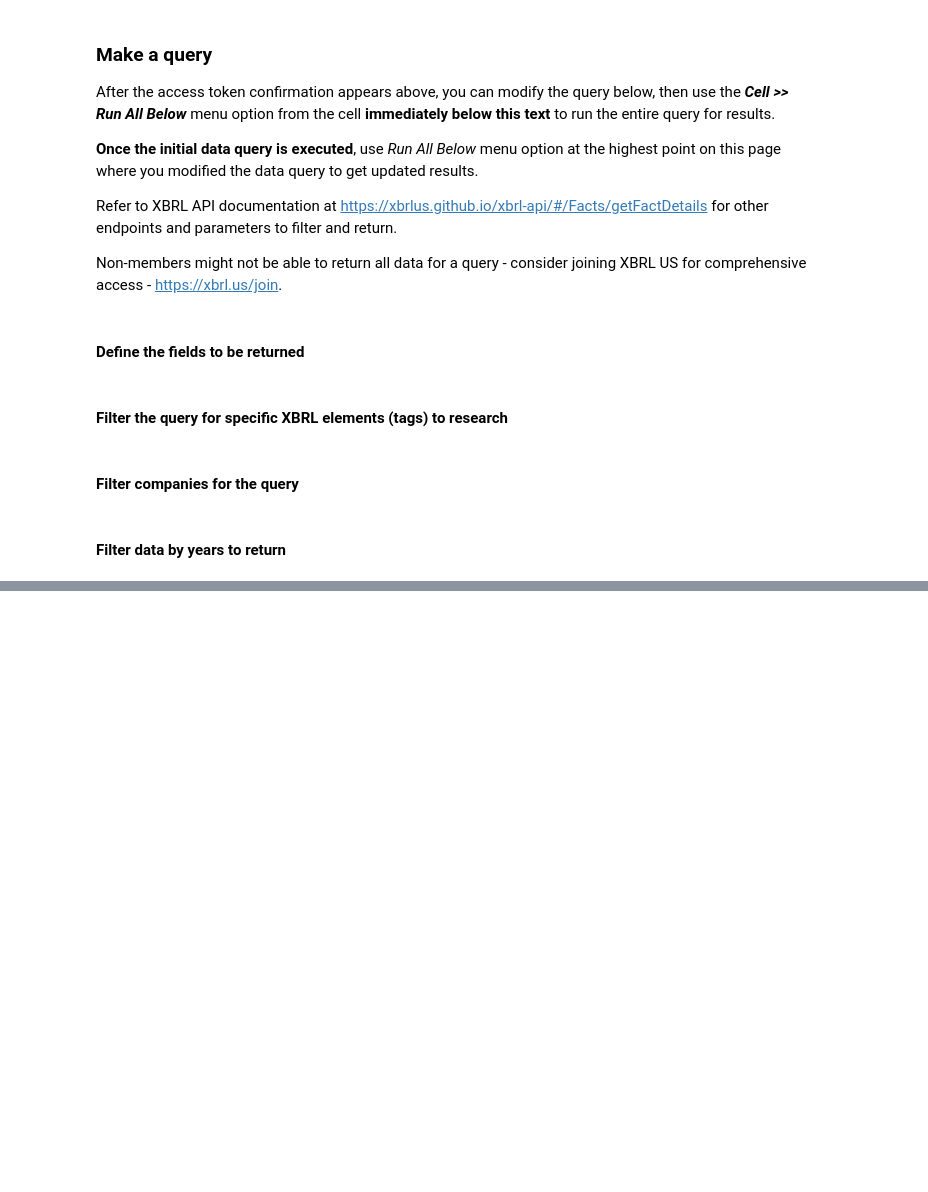
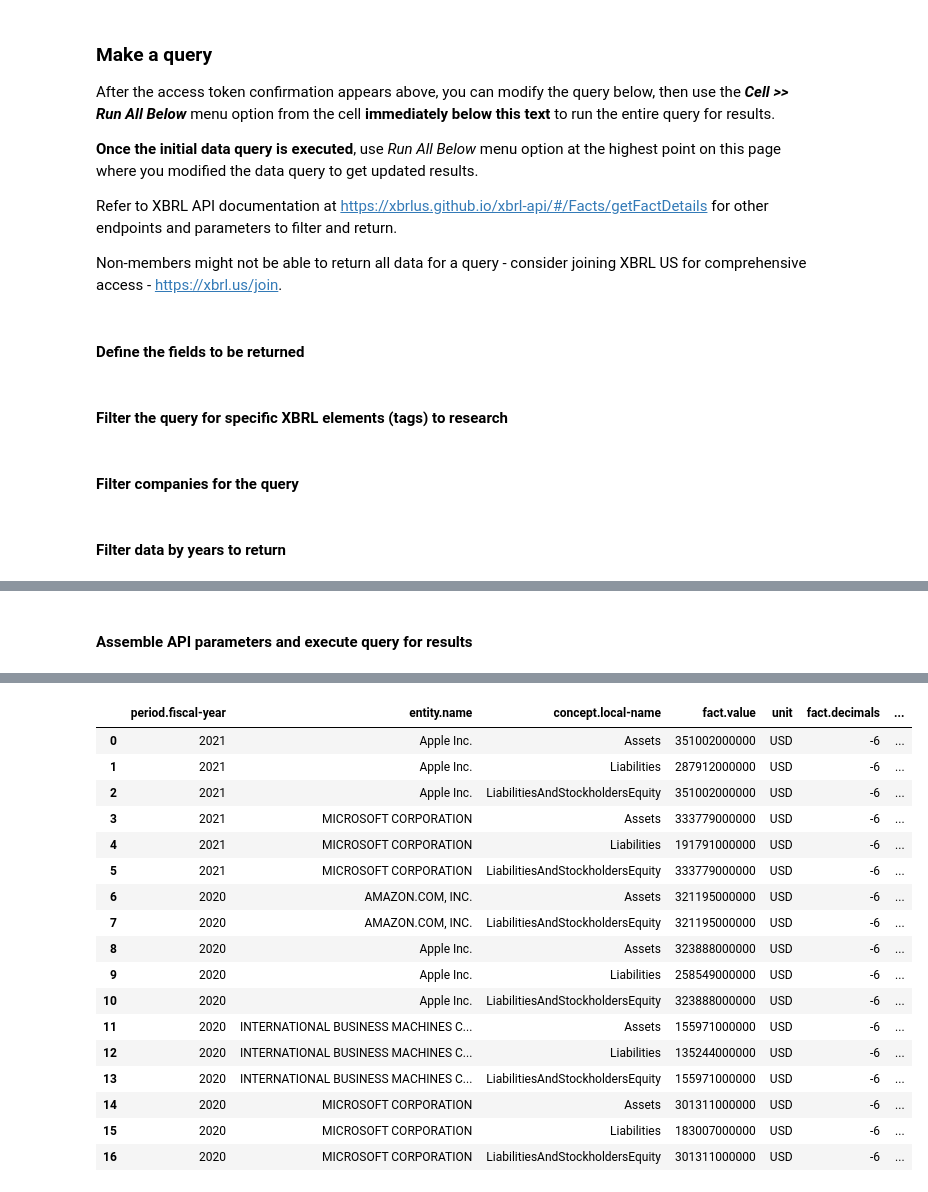
Before and after one commit to xbrlus/xbrl-api-ipynb, a Jupyter notebook: xbrl_us_api.ipynb, the cells around one changed output, grey strips where cells are left out. Saved outputs shown, nothing was run; the diff lists cells and outputs as text; code cells hidden in the pictures; blank space fills up the shorter version.

Commit message:
Update iPython examples
- add loop for max results
- update HTML display and export option

```diff
--- a/xbrl_us_api.ipynb
+++ b/xbrl_us_api.ipynb
@@ -87,7 +90,7 @@ XBRL_Elements = ['Assets',
 companies_cik = ['0000789019', ## Microsoft (MSFT)
                  '0001018724', ## Amazon (AMZN)
                  '0000320193', ## Apple (AAPL)
-                 '0000051143', ## IBM (IBM)
+                 '0000051143' ## IBM (IBM)
                 ]
 # %% [markdown]
 #### Filter data by years to return
@@ -132,0 +97,53 @@ res_df
+# %%
+years = [2021,
+         2020
+        ] # comment out period.fiscal-year in the params line below to return all years
+string_years = [str(int) for int in years]
+# %% [markdown]
+#### Assemble API parameters and execute query for results
+# %%
+# set counts
+
+queried_count = 0
+offset_value = 0
+res_df = []
+
+params = {'fields': ','.join(fields),
+         'concept.local-name': ','.join(XBRL_Elements),
+         'entity.cik': ','.join(companies_cik),
+         'period.fiscal-year': ','.join(string_years), #comment this line out to return all years
+         'period.fiscal-period': 'Y',
+         'fact.has-dimensions': 'FALSE',
+         'fact.ultimus': 'TRUE'
+         }
+
+# Execute the query with loop for all results
+
+search_endpoint = 'https://api.xbrl.us/api/v1/fact/search'
+orig_fields = params['fields']
+
+count = 0
+while True:
+    res = requests.get(search_endpoint, params=params, headers={'Authorization' : 'Bearer {}'.format(access_token)})
+    res_json = res.json()
+    if 'error' in res_json:
+        print('There was an error: {}'.format(res_json['error_description']))
+        break
+
+    res_df += res_json['data']
+
+    if res_json['paging']['count'] < res_json['paging']['limit']:
+        break
+    else:
+        params['fields'] = orig_fields + ',fact.offset({})'.format(res_json['paging']['limit'])
+
+if not 'error' in res_json:
+    current_datetime = datetime.now().replace(microsecond=0)
+    index = pd.DataFrame(res_df).index
+    total_rows = len(index)
+    print("As of " + str(current_datetime) + ", there were " + str(total_rows) + " results available to " + email + " (client ID: " + str(clientid.split('-')[0]) + "...) for the query " + urllib.parse.unquote(res.url))
+    pd.set_option('max_rows', None)
+    # the format truncates the HTML display of numerical values to two decimals; .csv data is unaffected
+    pd.options.display.float_format = '{:,.2f}'.format
+    display(HTML(pd.DataFrame(res_df).to_html()))
+# %% [output]
@@ -132,0 +151,18 @@ res_df
+|  | period.fiscal-year | entity.name | concept.local-name | fact.value | unit | fact.decimals | ... |
+| 0 | 2021 | Apple Inc. | Assets | 351002000000 | USD | -6 | ... |
+| 1 | 2021 | Apple Inc. | Liabilities | 287912000000 | USD | -6 | ... |
+| 2 | 2021 | Apple Inc. | LiabilitiesAndStockholdersEquity | 351002000000 | USD | -6 | ... |
+| 3 | 2021 | MICROSOFT CORPORATION | Assets | 333779000000 | USD | -6 | ... |
+| 4 | 2021 | MICROSOFT CORPORATION | Liabilities | 191791000000 | USD | -6 | ... |
+| 5 | 2021 | MICROSOFT CORPORATION | LiabilitiesAndStockholdersEquity | 333779000000 | USD | -6 | ... |
+| 6 | 2020 | AMAZON.COM, INC. | Assets | 321195000000 | USD | -6 | ... |
+| 7 | 2020 | AMAZON.COM, INC. | LiabilitiesAndStockholdersEquity | 321195000000 | USD | -6 | ... |
+| 8 | 2020 | Apple Inc. | Assets | 323888000000 | USD | -6 | ... |
+| 9 | 2020 | Apple Inc. | Liabilities | 258549000000 | USD | -6 | ... |
+| 10 | 2020 | Apple Inc. | LiabilitiesAndStockholdersEquity | 323888000000 | USD | -6 | ... |
+| 11 | 2020 | INTERNATIONAL BUSINESS MACHINES C... | Assets | 155971000000 | USD | -6 | ... |
+| 12 | 2020 | INTERNATIONAL BUSINESS MACHINES C... | Liabilities | 135244000000 | USD | -6 | ... |
+| 13 | 2020 | INTERNATIONAL BUSINESS MACHINES C... | LiabilitiesAndStockholdersEquity | 155971000000 | USD | -6 | ... |
+| 14 | 2020 | MICROSOFT CORPORATION | Assets | 301311000000 | USD | -6 | ... |
+| 15 | 2020 | MICROSOFT CORPORATION | Liabilities | 183007000000 | USD | -6 | ... |
+| 16 | 2020 | MICROSOFT CORPORATION | LiabilitiesAndStockholdersEquity | 301311000000 | USD | -6 | ... |
```
Also changed, not shown: parts of 8 cells of this notebook, 1 other file.
